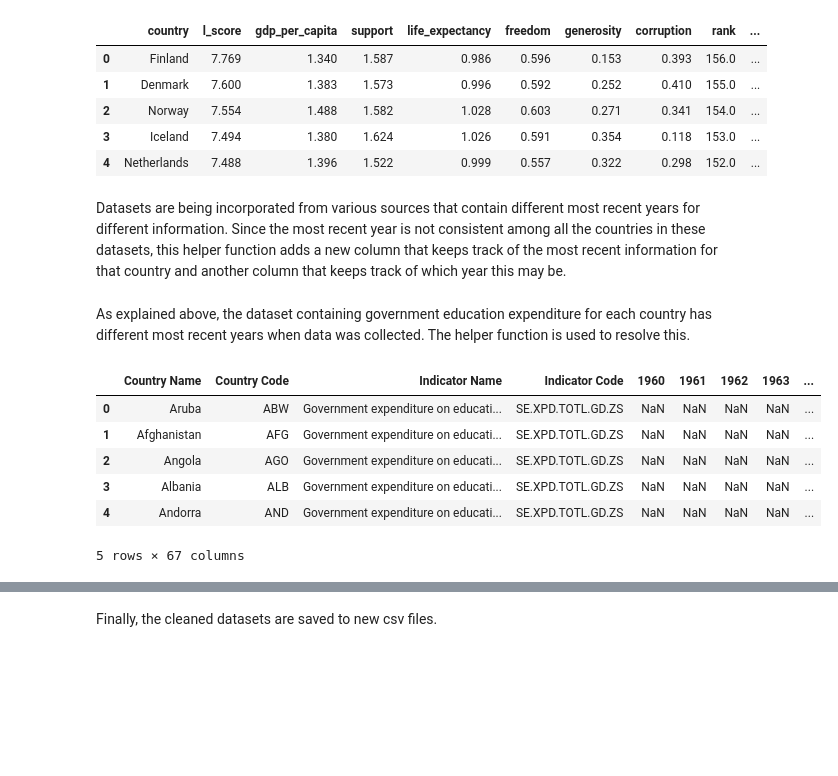
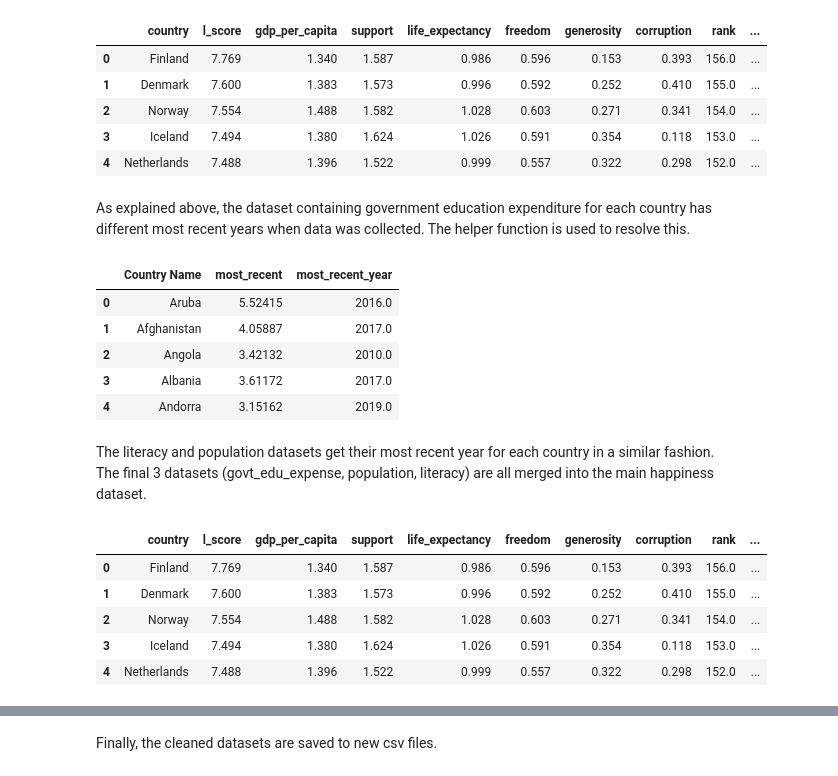
Before and after one commit to pgokhale2000/Data-Science-Project, a Jupyter notebook: main.ipynb, the cells around one changed output, grey strips where cells are left out. Cells and saved outputs as stored; diff of their text form; code cells hidden in the pictures; blank space fills up the shorter version.

```diff
--- a/main.ipynb
+++ b/main.ipynb
@@ -75,3 +77,25 @@ govt_edu_expense.head()
+# %%
+'''
+NOTE: Use the function be
+low caefully. It modifies the dataframe passed in.
+'''
+def getMostRecentDataInDF(df,
+                           beginning_year,
+                           ending_year,
+                           new_column_name="most_recent",
+                           new_index_column_name="most_recent_year",
+                           keyColumn='country',
+                           keepOnlyMain=False
+                        ):
+    for index, row in df.iterrows():
+        for year in reversed(range(beginning_year, ending_year + 1)):
+            if not pd.isnull(row[str(year)]):
+                df.at[index, new_column_name] = df.loc[index, str(year)]
+                df.at[index, new_index_column_name] = year
+                break
+
+    if keepOnlyMain:
+        df.drop(df.columns.difference([keyColumn, new_column_name, new_index_column_name]), 1, inplace = True)
 # %% [markdown]
 Columns are renamed to shorter, more appropriate names to work with.
 # %%
@@ -109,33 +133,43 @@ df.head()
 | 2 | Norway | 7.554 | 1.488 | 1.582 | 1.028 | 0.603 | 0.271 | 0.341 | 154.0 | ... |
 | 3 | Iceland | 7.494 | 1.380 | 1.624 | 1.026 | 0.591 | 0.354 | 0.118 | 153.0 | ... |
 | 4 | Netherlands | 7.488 | 1.396 | 1.522 | 0.999 | 0.557 | 0.322 | 0.298 | 152.0 | ... |
-# %% [markdown]
-Datasets are being incorporated from various sources that contain different most recent years for different information. Since the most recent year is not consistent among all the countries in these datasets, this helper function adds a new column that keeps track of the most recent information for that country and another column that keeps track of which year this may be.
-# %%
-'''
-NOTE: Use the function below caefully. It modifies the dataframe passed in.
-'''
-def getMostRecentDataInDF(df,
-                           beginning_year,
-                           ending_year,
-                           new_column_name="most_recent",
-                           new_index_column_name="most_recent_year"):
-    for index, row in df.iterrows():
-        for year in reversed(range(beginning_year, ending_year + 1)):
-            if not pd.isnull(row[str(year)]):
-                df.at[index, new_column_name] = df.loc[index, str(year)]
-                df.at[index, new_index_column_name] = year
-                break
 # %% [markdown]
 As explained above, the dataset containing government education expenditure for each country has different most recent years when data was collected. The helper function is used to resolve this.
 # %%
 getMostRecentDataInDF(govt_edu_expense, 1960, 2020)
+govt_edu_expense.drop(govt_edu_expense.columns.difference(['Country Name', 'most_recent', 'most_recent_year']), 1, inplace = True)
 govt_edu_expense.head()
 # %% [output]
-|  | Country Name | Country Code | Indicator Name | Indicator Code | 1960 | 1961 | 1962 | 1963 | ... |
-| 0 | Aruba | ABW | Government expenditure on educati... | SE.XPD.TOTL.GD.ZS | NaN | NaN | NaN | NaN | ... |
-| 1 | Afghanistan | AFG | Government expenditure on educati... | SE.XPD.TOTL.GD.ZS | NaN | NaN | NaN | NaN | ... |
-| 2 | Angola | AGO | Government expenditure on educati... | SE.XPD.TOTL.GD.ZS | NaN | NaN | NaN | NaN | ... |
-| 3 | Albania | ALB | Government expenditure on educati... | SE.XPD.TOTL.GD.ZS | NaN | NaN | NaN | NaN | ... |
-| 4 | Andorra | AND | Government expenditure on educati... | SE.XPD.TOTL.GD.ZS | NaN | NaN | NaN | NaN | ... |
+|  | Country Name | most_recent | most_recent_year |
+| 0 | Aruba | 5.52415 | 2016.0 |
+| 1 | Afghanistan | 4.05887 | 2017.0 |
+| 2 | Angola | 3.42132 | 2010.0 |
+| 3 | Albania | 3.61172 | 2017.0 |
+| 4 | Andorra | 3.15162 | 2019.0 |
-5 rows × 67 columns
+# %% [markdown]
+The literacy and population datasets get their most recent year for each country in a similar fashion. The final 3 datasets (govt_edu_expense, population, literacy) are all merged into the main happiness dataset.
+# %%
+country_map = {'Country Name': 'country'}
+govt_edu_expense.rename(columns=country_map, inplace = True)
+population.rename(columns=country_map, inplace = True)
+literacy.rename(columns=country_map, inplace = True)
+
+getMostRecentDataInDF(population, 1960, 2020, new_column_name='est_population', new_index_column_name='last_population_data', keepOnlyMain=True)
+getMostRecentDataInDF(literacy, 1960, 2020, new_column_name='est_literacy', new_index_column_name='last_literacy_data', keepOnlyMain=True)
+
+df = df.merge(govt_edu_expense, on='country')
+df = df.merge(population, on='country')
+df = df.merge(literacy, on='country')
+
+df.rename(columns={'most_recent': 'est_govt_education_spending',
+                   'most_recent_year': 'last_govt_spending_data'},
+          inplace=True
+         )
+df.head()
+# %% [output]
+|  | country | l_score | gdp_per_capita | support | life_expectancy | freedom | generosity | corruption | rank | ... |
+| 0 | Finland | 7.769 | 1.340 | 1.587 | 0.986 | 0.596 | 0.153 | 0.393 | 156.0 | ... |
+| 1 | Denmark | 7.600 | 1.383 | 1.573 | 0.996 | 0.592 | 0.252 | 0.410 | 155.0 | ... |
+| 2 | Norway | 7.554 | 1.488 | 1.582 | 1.028 | 0.603 | 0.271 | 0.341 | 154.0 | ... |
+| 3 | Iceland | 7.494 | 1.380 | 1.624 | 1.026 | 0.591 | 0.354 | 0.118 | 153.0 | ... |
+| 4 | Netherlands | 7.488 | 1.396 | 1.522 | 0.999 | 0.557 | 0.322 | 0.298 | 152.0 | ... |
```
Also changed, not shown: parts of 10 cells of this notebook, 4 other files.
